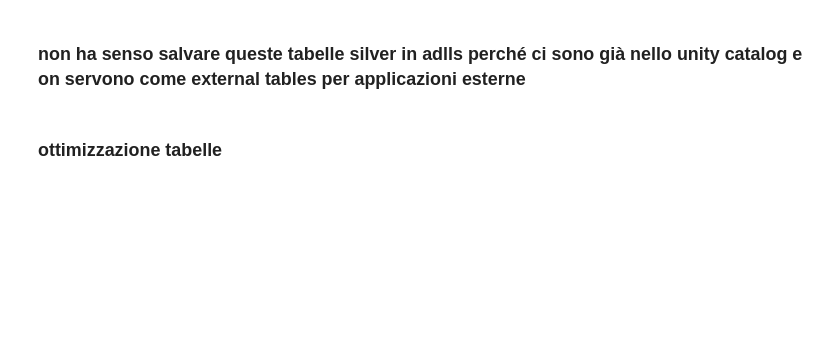
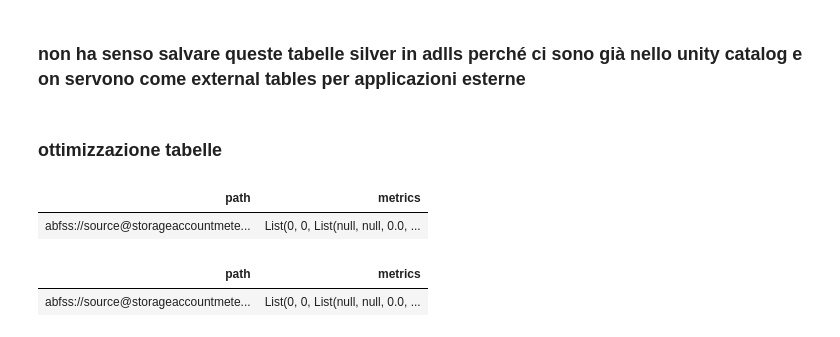
Before and after one commit to r-petrella/weather_data_engineering_adls_databricks, a Jupyter notebook: Silver_layer_transformation.ipynb, the cells around one changed output. Saved outputs shown, nothing was run; the diff lists cells and outputs as text; code cells hidden in the pictures; blank space fills up the shorter version.

```diff
--- a/Silver_layer_transformation.ipynb
+++ b/Silver_layer_transformation.ipynb
@@ -104,7 +142,13 @@ else:
 ### ottimizzazione tabelle
 # %%
 %sql
-OPTIMIZE catalogmeteo.silver.weather_observations_24 ZORDER BY station_id;
+OPTIMIZE catalogmeteo.silver.weather_observations ZORDER BY station_id;
+# %% [output]
+| path | metrics |
+| abfss://source@storageaccountmete... | List(0, 0, List(null, null, 0.0, ... |
 # %%
 %sql
-OPTIMIZE catalogmeteo.silver.weather_stations_24 ZORDER BY station_id;
+OPTIMIZE catalogmeteo.silver.weather_stations ZORDER BY station_id;
+# %% [output]
+| path | metrics |
+| abfss://source@storageaccountmete... | List(0, 0, List(null, null, 0.0, ... |
```
Also changed, not shown: parts of 13 cells of this notebook, 3 other files.
